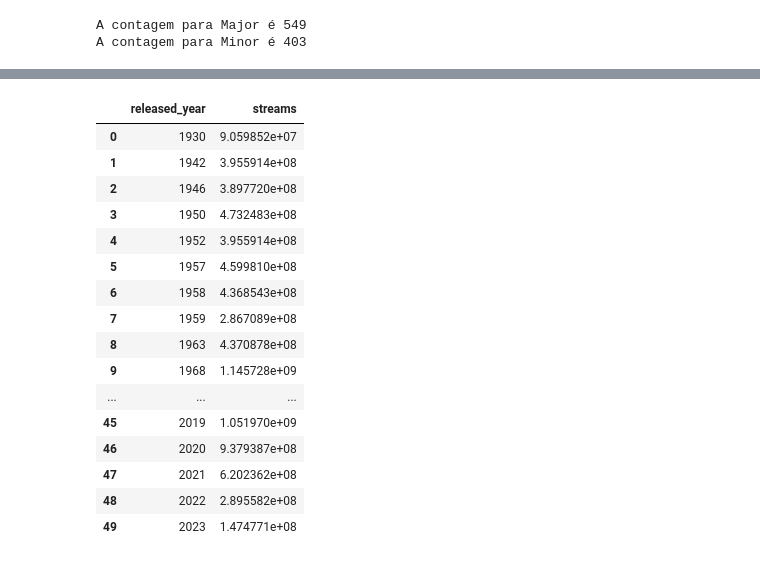
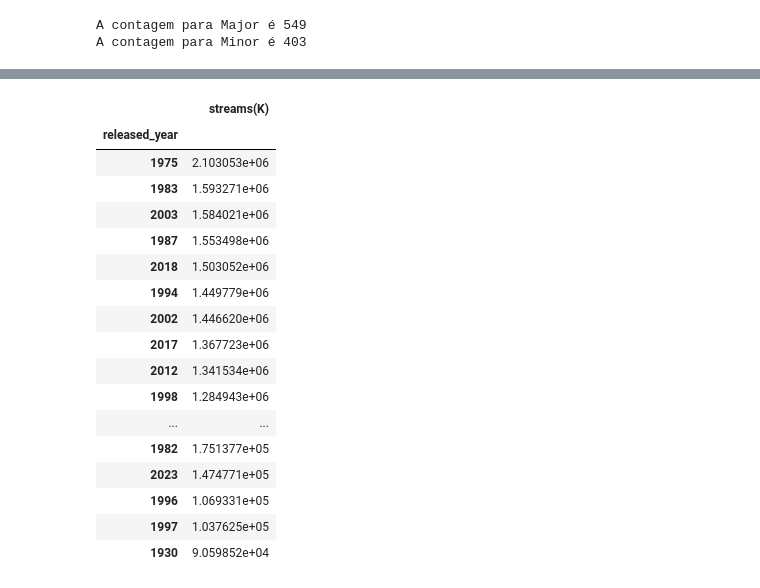
Before and after one commit to Akingzs/Python-Data-Science, a Jupyter notebook: Data Analysis/Spotify/Spotify.ipynb, the cells around one changed output, grey strips where cells are left out. Drawn from its saved outputs; the diff is of its cells as text; code cells hidden in the pictures.

Commit message:
Spotify analisys rework start

```diff
--- a/Data Analysis/Spotify/Spotify.ipynb
+++ b/Data Analysis/Spotify/Spotify.ipynb
@@ -4,9 +5,9 @@ import numpy as np
 # %%
 # https://www.kaggle.com/datasets/nelgiriyewithana/top-spotify-songs-2023?select=spotify-2023.csv
-path = r"C:\Users\arthur.oliveira\OneDrive\Codes\Database\Spotify\spotify-2023.csv"
+path = r'C:\Users\arthur.oliveira\OneDrive\Study\Python-Data-Science\Data Analysis\Databases\Spotify\spotify-2023.csv'
 df = pd.read_csv(path, encoding='latin-1')
 
-df.head()
+df.head(5)
 # %% [output]
 |  | track_name | artist(s)_name | artist_count | released_year | released_month | released_day | ... |
 | 0 | Seven (feat. Latto) (Explicit Ver.) | Latto, Jung Kook | 2 | 2023 | 7 | 14 | ... |
@@ -46,0 +59,2 @@ df = df.dropna(subset=['streams'])
+# %%
+df['streams(K)'] = df['streams']/1000
@@ -142,24 +252,25 @@ A contagem para Minor é 403
 # %%
-df_streams = df[['released_year','streams']]
+df_streams = df[['released_year','streams(K)']]
 # %%
-df_group = df_streams.groupby(['released_year'], as_index=False).mean()
+df_group = df_streams.groupby(['released_year']).mean()
 # %%
-df_group
+df_group.sort_values(by=['streams(K)'],ascending=False)
 # %% [output]
-|  | released_year | streams |
-| 0 | 1930 | 9.059852e+07 |
-| 1 | 1942 | 3.955914e+08 |
-| 2 | 1946 | 3.897720e+08 |
-| 3 | 1950 | 4.732483e+08 |
-| 4 | 1952 | 3.955914e+08 |
-| 5 | 1957 | 4.599810e+08 |
-| 6 | 1958 | 4.368543e+08 |
-| 7 | 1959 | 2.867089e+08 |
-| 8 | 1963 | 4.370878e+08 |
-| 9 | 1968 | 1.145728e+09 |
-| ... | ... | ... |
-| 45 | 2019 | 1.051970e+09 |
-| 46 | 2020 | 9.379387e+08 |
-| 47 | 2021 | 6.202362e+08 |
-| 48 | 2022 | 2.895582e+08 |
-| 49 | 2023 | 1.474771e+08 |
+|  | streams(K) |
+| released_year |  |
+| 1975 | 2.103053e+06 |
+| 1983 | 1.593271e+06 |
+| 2003 | 1.584021e+06 |
+| 1987 | 1.553498e+06 |
+| 2018 | 1.503052e+06 |
+| 1994 | 1.449779e+06 |
+| 2002 | 1.446620e+06 |
+| 2017 | 1.367723e+06 |
+| 2012 | 1.341534e+06 |
+| 1998 | 1.284943e+06 |
+| ... | ... |
+| 1982 | 1.751377e+05 |
+| 2023 | 1.474771e+05 |
+| 1996 | 1.069331e+05 |
+| 1997 | 1.037625e+05 |
+| 1930 | 9.059852e+04 |
```
Also changed, not shown: parts of 21 cells of this notebook.
